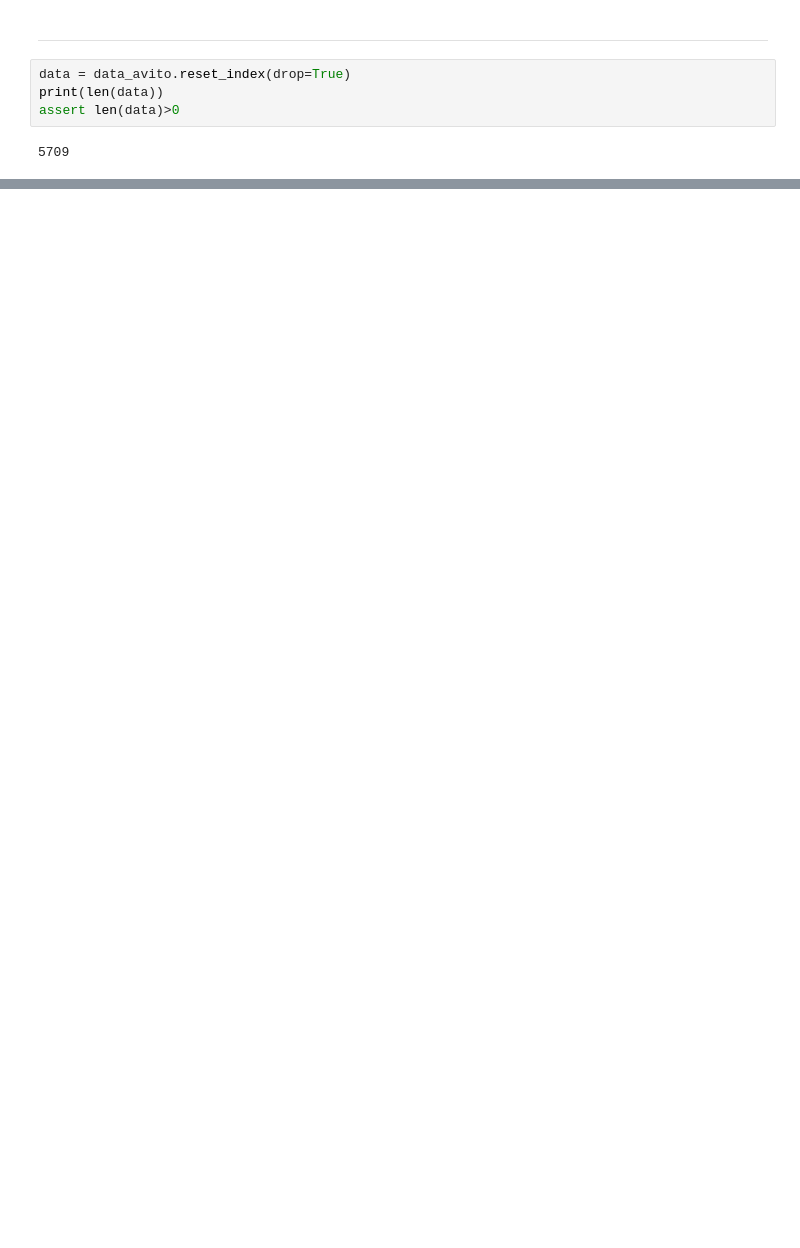
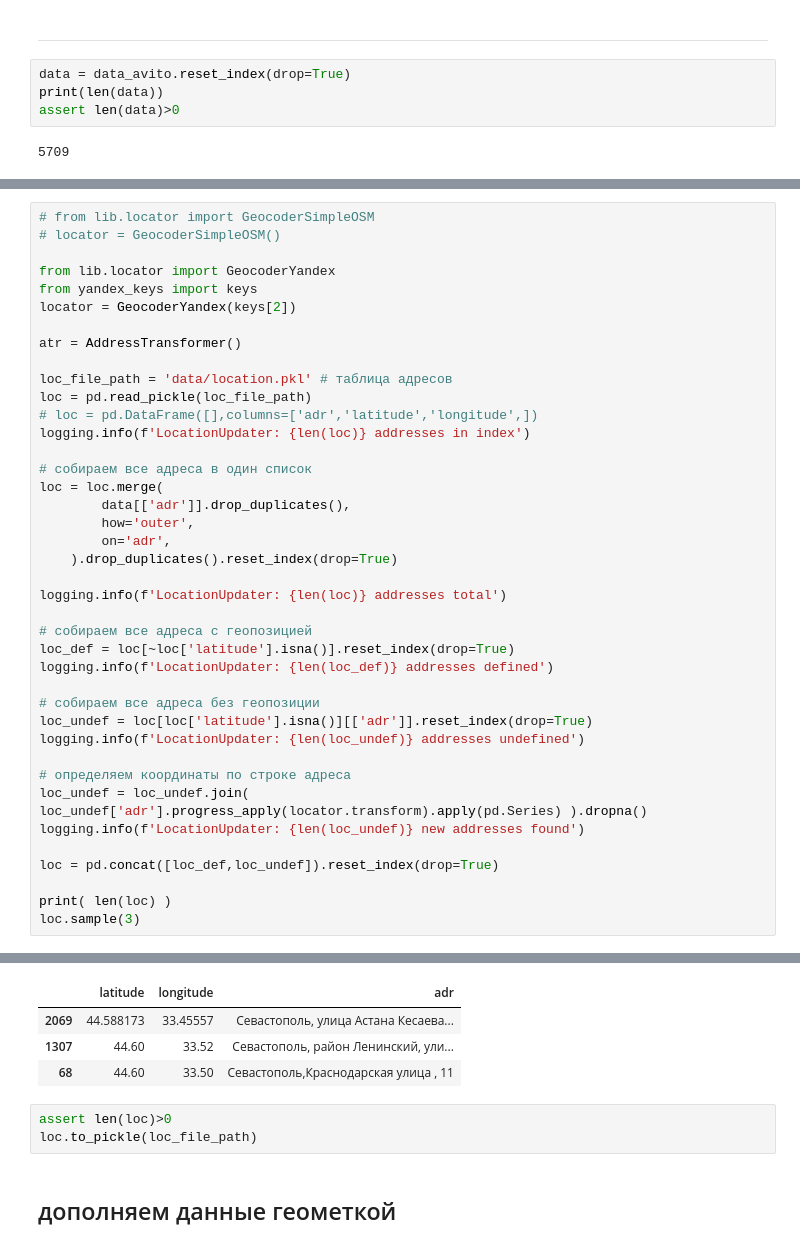
Before and after one commit to smechanoid/avito-parser, a Jupyter notebook: 06c-data-join-house.ipynb, the cells around one changed output, grey strips where cells are left out. Saved outputs shown, nothing was run; the diff lists cells and outputs as text; blank space fills up the shorter version.

```diff
--- a/06c-data-join-house.ipynb
+++ b/06c-data-join-house.ipynb
@@ -256,0 +194,41 @@ data.info()
+# %%
+# from lib.locator import GeocoderSimpleOSM
+# locator = GeocoderSimpleOSM()
+
+from lib.locator import GeocoderYandex
+from yandex_keys import keys
+locator = GeocoderYandex(keys[2])
+
+atr = AddressTransformer()
+
+loc_file_path = 'data/location.pkl' # таблица адресов
+loc = pd.read_pickle(loc_file_path)
+# loc = pd.DataFrame([],columns=['adr','latitude','longitude',])
+logging.info(f'LocationUpdater: {len(loc)} addresses in index')
+
+# собираем все адреса в один список
+loc = loc.merge(
+        data[['adr']].drop_duplicates(),
+        how='outer',
+        on='adr',
+    ).drop_duplicates().reset_index(drop=True)
+
+logging.info(f'LocationUpdater: {len(loc)} addresses total')
+
+# собираем все адреса с геопозицией
+loc_def = loc[~loc['latitude'].isna()].reset_index(drop=True)
+logging.info(f'LocationUpdater: {len(loc_def)} addresses defined')
+
+# собираем все адреса без геопозиции
+loc_undef = loc[loc['latitude'].isna()][['adr']].reset_index(drop=True)
+logging.info(f'LocationUpdater: {len(loc_undef)} addresses undefined')
+
+# определяем координаты по строке адреса
+loc_undef = loc_undef.join( loc_undef['adr'].progress_apply(locator.transform).apply(pd.Series) ).dropna()
+logging.info(f'LocationUpdater: {len(loc_undef)} new addresses found')
+
+loc = pd.concat([loc_def,loc_undef]).reset_index(drop=True)
+
+print( len(loc) )
+loc.sample(3)
+# %% [output]
@@ -256,0 +241,9 @@ data.info()
+|  | latitude | longitude | adr |
+| 2069 | 44.588173 | 33.45557 | Севастополь, улица Астана Кесаева... |
+| 1307 | 44.60 | 33.52 | Севастополь, район Ленинский, ули... |
+| 68 | 44.60 | 33.50 | Севастополь,Краснодарская улица , 11 |
+# %%
+assert len(loc)>0
+loc.to_pickle(loc_file_path)
+# %% [markdown]
+## дополняем данные геометкой
```
Also changed, not shown: parts of 13 cells of this notebook.
